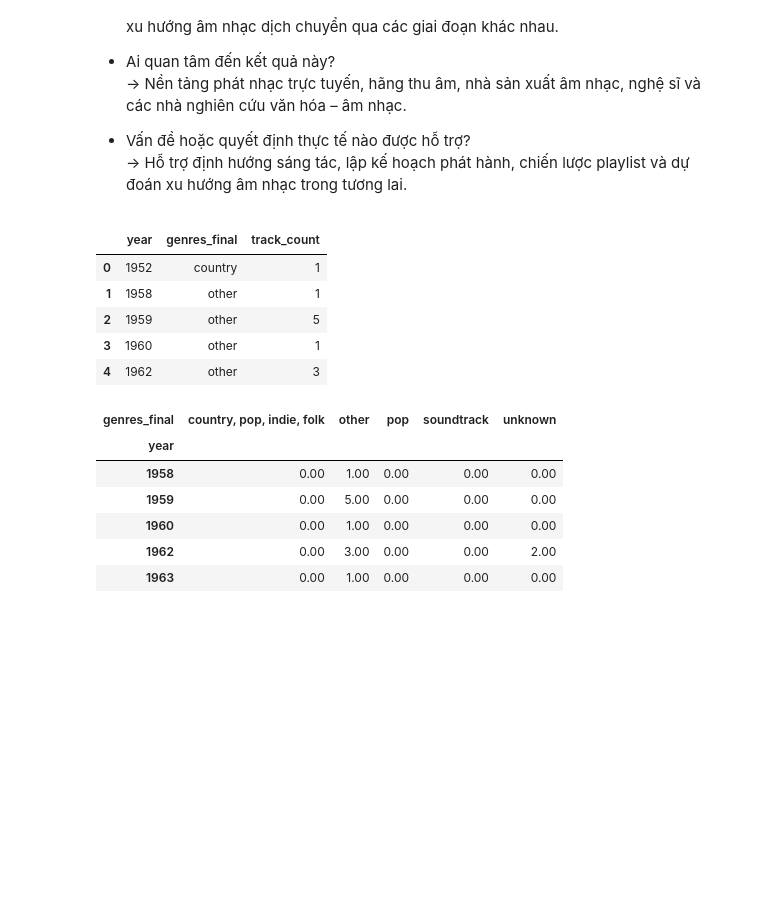
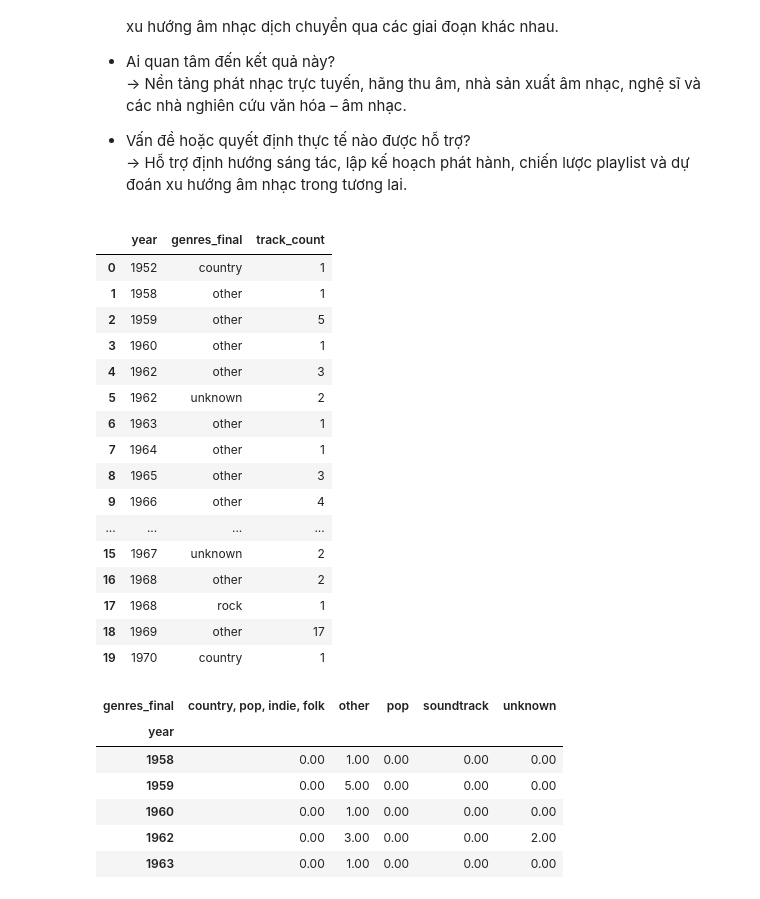
Before and after one commit to thangnguyennbk-sys/Spotify_project, a Jupyter notebook: Spotify_project.ipynb, the cells around one changed output. Drawn from its saved outputs; the diff is of its cells as text; code cells hidden in the pictures; blank space fills up the shorter version.

```diff
--- a/Spotify_project.ipynb
+++ b/Spotify_project.ipynb
@@ -1032,25 +1040,36 @@ plt.show()
 # %%
 # Chuẩn bị dữ liệu theo năm & thể loại
 
 # Loại bỏ missing year hoặc genre
 df_genre_year = df[['year', 'genres_final']].dropna()
 
 # Đếm số bài hát theo năm và genre
 genre_year_count = (
     df_genre_year
     .groupby(['year', 'genres_final'])
     .size()
     .reset_index(name='track_count')
 )
 
-genre_year_count.head()
+genre_year_count.head(20)
 # %% [output]
 |  | year | genres_final | track_count |
 | 0 | 1952 | country | 1 |
 | 1 | 1958 | other | 1 |
 | 2 | 1959 | other | 5 |
 | 3 | 1960 | other | 1 |
 | 4 | 1962 | other | 3 |
+| 5 | 1962 | unknown | 2 |
+| 6 | 1963 | other | 1 |
+| 7 | 1964 | other | 1 |
+| 8 | 1965 | other | 3 |
+| 9 | 1966 | other | 4 |
+| ... | ... | ... | ... |
+| 15 | 1967 | unknown | 2 |
+| 16 | 1968 | other | 2 |
+| 17 | 1968 | rock | 1 |
+| 18 | 1969 | other | 17 |
+| 19 | 1970 | country | 1 |
 # %%
 # Lấy Top genres toàn bộ để dễ quan sát xu hướng
 TOP_N = 5
```
Also changed, not shown: parts of 11 cells of this notebook, 1 other file.
